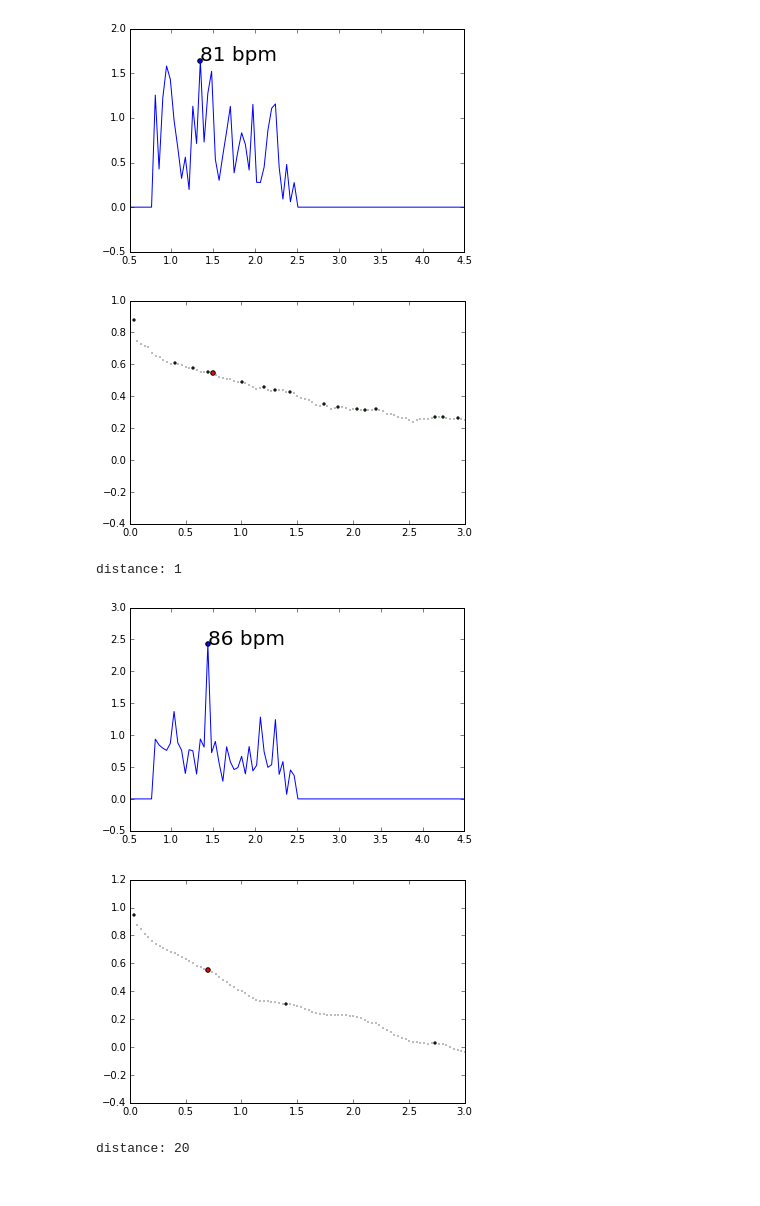
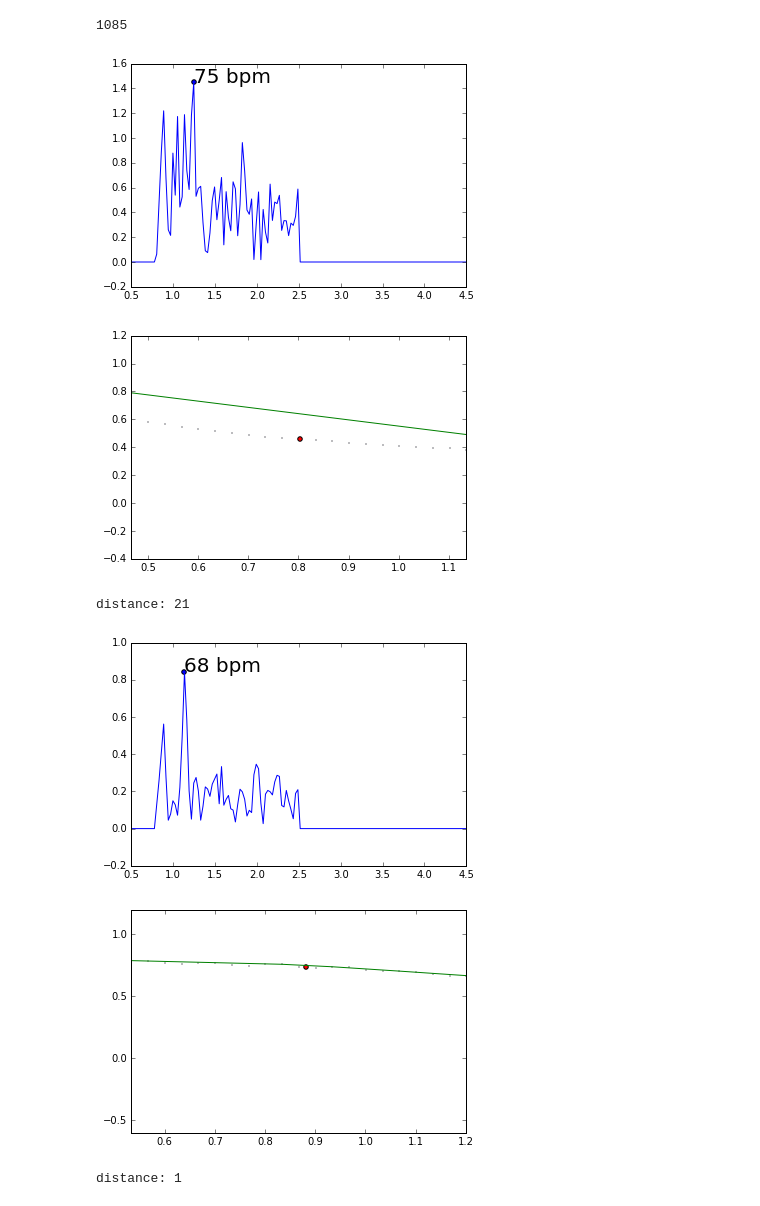
Before and after one commit to dwieker/FaceTrack, a Jupyter notebook: experimenting.ipynb, the cells around one changed output. Saved outputs shown, nothing was run; the diff lists cells and outputs as text; code cells hidden in the pictures.

```diff
--- a/experimenting.ipynb
+++ b/experimenting.ipynb
@@ -12,17 +12,26 @@ def normalizeRGB(x):
     r = (r - r.mean()) / r.std()
     g = (g - g.mean()) / g.std()
     b = (b - b.mean()) / b.std()
-    return r, g, b
+    return np.array([r, g, b])
 # %%
-x = np.loadtxt("emily_80.txt")
-x = x[len(x)/4:]
+x = np.loadtxt("data/outme.txt")
 
+
+x = x[:1500]
 t = np.linspace(0, len(x)/FPS, len(x))
 plt.figure(figsize=(12,8))
-plt.plot(t, x)
+plt.plot(x)
 plt.show()
 
 plt.figure(figsize=(12,8))
-r, g, b = normalizeRGB(x)
-plt.plot(t, zip(r,g,b));
+x = normalizeRGB(x)
+
+r,g,b = x
+plt.plot(g, c='g');
+plt.show()
+
+x_hann = x *  np.hanning(x.shape[1])
+r2, g2, b2 = x_hann
+plt.figure(figsize=(12,8))
+plt.plot(zip(r2,g2,b2));
 # %% [output]
@@ -31,5 +45,5 @@ plt.plot(t, zip(r,g,b));
 # %%
-for cs, color in zip(['r','g','b'], [r,g,b]):
+for cs, color in zip(['r','g','b'], [r2,g2,b2]):
     #Smooth the signal
 #     window_size = 5
 #     window = np.ones(int(window_size))/float(window_size)
@@ -68,12 +82,14 @@ for cs, color in zip(['r','g','b'], [r,g,b]):
 from sklearn.decomposition import FastICA
 
 ica = FastICA(n_components=3, max_iter=3000)
+comps = ica.fit_transform( np.array([r,g,b]).T )
 
-comps = ica.fit_transform( np.array([r,g,b]).T )
 
 for i in range(comps.shape[1]):
     n = len(comps)
     fig, (ax1, ax2) = plt.subplots(1,2, figsize=(20,8))
+
+    comps[:, i] *= np.hanning(comps.shape[0])
     ax1.plot(t, comps[:,i])
 
     #Fourier transform
@@ -100,3 +116,7 @@ for i in range(comps.shape[1]):
+# %%
+len(comps)
+# %% [output]
+1085
 # %%
 import numpy
 def acf(series):
@@ -130,38 +150,38 @@ for i in range(3):
     plt.annotate(s="%.0f bpm"%(max_f*60), xy=(max_f, I.max()), size=20)
 
     plt.plot(freqs, I)
     plt.xlim(.5, 4.5)
 
     plt.show()
 
     ac = acf(comp)
 
     window_size = 2
     window = np.ones(int(window_size))/float(window_size)
     ac = np.convolve(ac, window, 'same')
 
     plt.scatter(t, ac, s=.1)
 
     indx = abs(t - 1/max_f).argmin()
     y = ac[indx]
     plt.scatter(1./max_f, y, c='r')
 
     peaks = np.where(numpy.r_[True, ac[1:] > ac[:-1]] & numpy.r_[ac[:-1] > ac[1:], True])[0]
-    plt.scatter(t[peaks], ac[peaks], c='g', s=5)
+    plt.plot(t[peaks], ac[peaks], c='g')
 
-    plt.xlim(0,  3)
+    plt.xlim(t[indx-10],  t[indx+10])
     plt.show()
 
     bpm_guesses.append((max_f*60,abs(indx - peaks).min()))
 
     print "distance:", abs(indx - peaks).min()
 
 
 print min(bpm_guesses, key=lambda x: x[1])[0]
 # %% [output]
-[figure, old version]
+[figure, new version]
-[figure, old version]
+[figure, new version]
-distance: 1
+distance: 21
-[figure, old version]
+[figure, new version]
-[figure, old version]
+[figure, new version]
-distance: 20
+distance: 1
```
Also changed, not shown: parts of 7 cells of this notebook, 1 other file.
